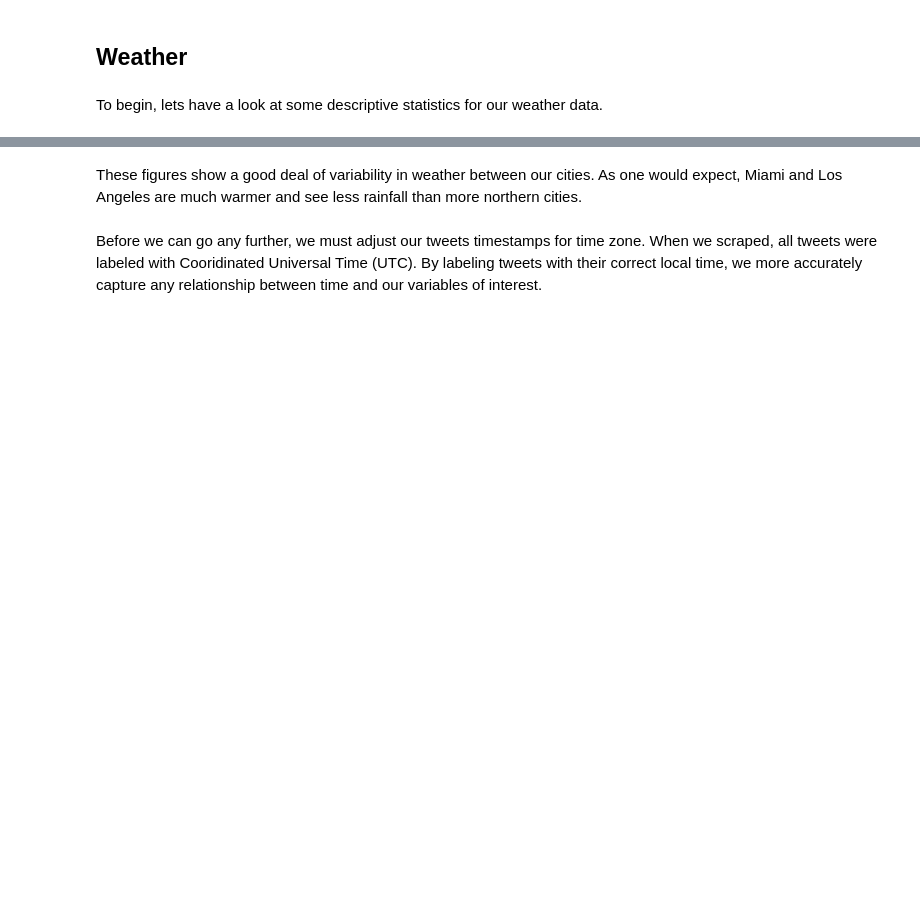
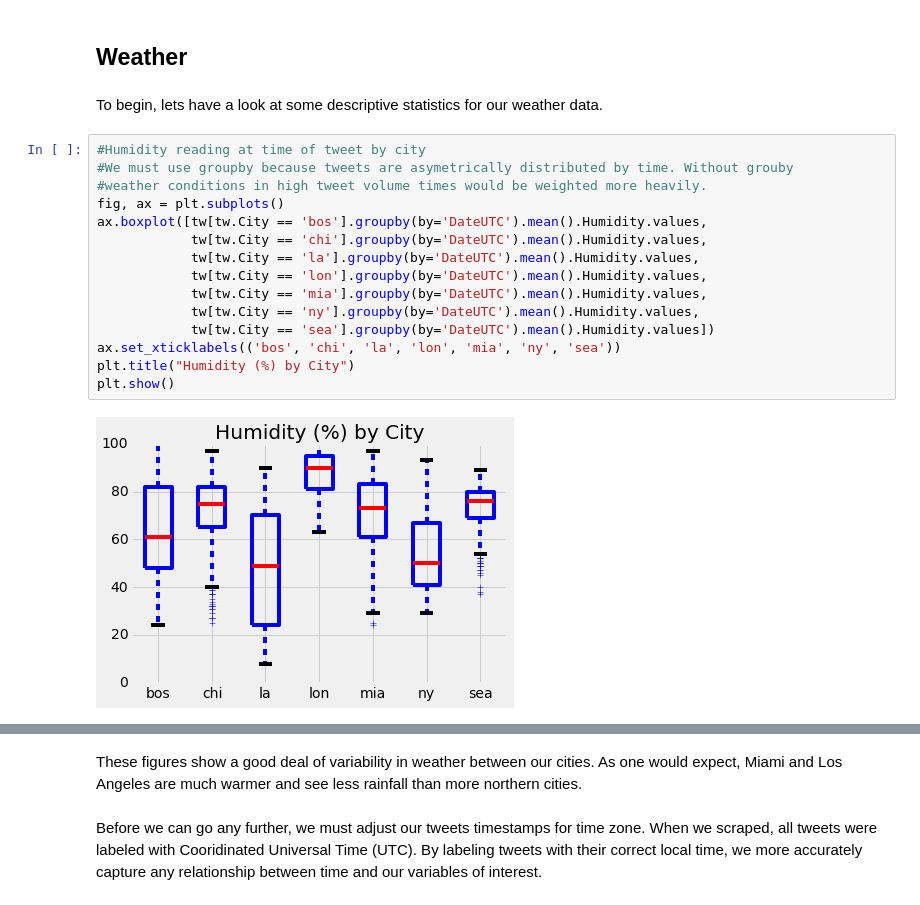
Before and after one commit to a-campbell/Twitter_Weather_Project, a Jupyter notebook: Sentiment and Weather Merge.ipynb, the cells around one changed output, grey strips where cells are left out. Drawn from its saved outputs; the diff is of its cells as text; blank space fills up the shorter version.

```diff
--- a/Sentiment and Weather Merge.ipynb
+++ b/Sentiment and Weather Merge.ipynb
@@ -356,4 +380,21 @@ Now that we finally have a complete and clean dataset, it is time to generate ch
 ## Weather
 # %% [markdown]
 To begin, lets have a look at some descriptive statistics for our weather data.
+# %%
+#Humidity reading at time of tweet by city
+#We must use groupby because tweets are asymetrically distributed by time. Without grouby
+#weather conditions in high tweet volume times would be weighted more heavily.
+fig, ax = plt.subplots()
+ax.boxplot([tw[tw.City == 'bos'].groupby(by='DateUTC').mean().Humidity.values,
+            tw[tw.City == 'chi'].groupby(by='DateUTC').mean().Humidity.values,
+            tw[tw.City == 'la'].groupby(by='DateUTC').mean().Humidity.values,
+            tw[tw.City == 'lon'].groupby(by='DateUTC').mean().Humidity.values,
+            tw[tw.City == 'mia'].groupby(by='DateUTC').mean().Humidity.values,
+            tw[tw.City == 'ny'].groupby(by='DateUTC').mean().Humidity.values,
+            tw[tw.City == 'sea'].groupby(by='DateUTC').mean().Humidity.values])
+ax.set_xticklabels(('bos', 'chi', 'la', 'lon', 'mia', 'ny', 'sea'))
+plt.title("Humidity (%) by City")
+plt.show()
+# %% [output]
+[figure, added]
 # %%
```
Also changed, not shown: parts of 61 cells of this notebook, 1 other file.
